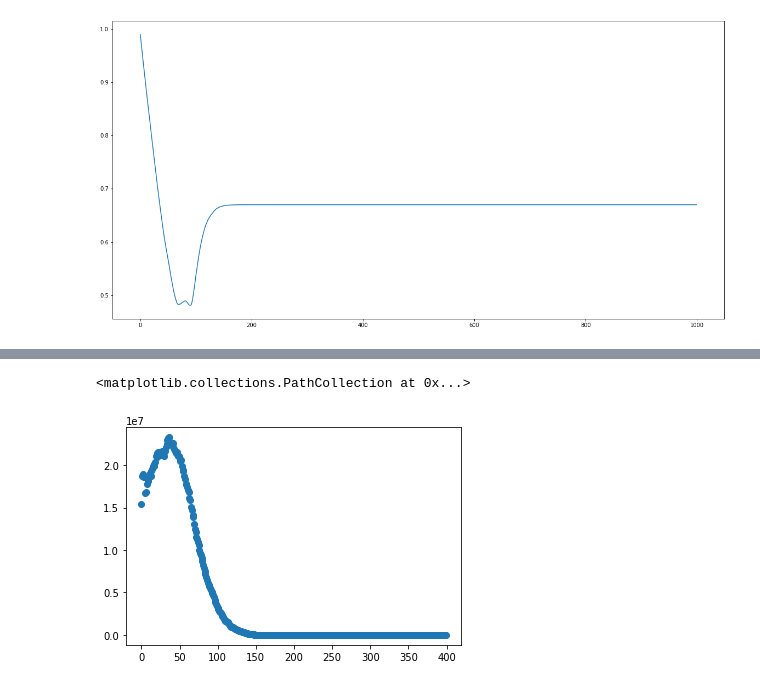
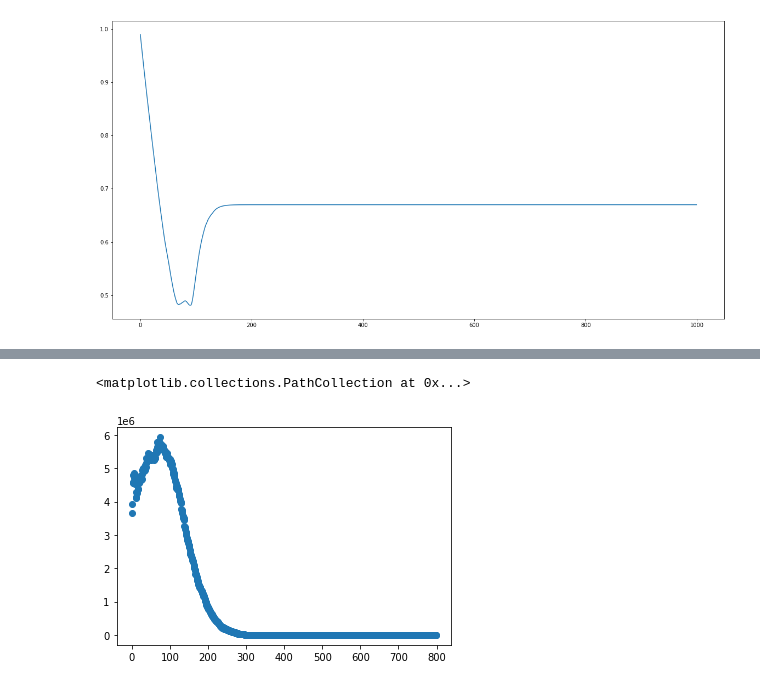
Before and after one commit to MartinKHovden/Thesis, a Jupyter notebook: VMC/src_V3/Simulations/Notebooks/QD62OptimSlaterNN.ipynb, the cells around one changed output, grey strips where cells are left out. Drawn from its saved outputs; the diff is of its cells as text; code cells hidden in the pictures.

```diff
--- a/VMC/src_V3/Simulations/Notebooks/QD62OptimSlaterNN.ipynb
+++ b/VMC/src_V3/Simulations/Notebooks/QD62OptimSlaterNN.ipynb
@@ -119,13 +120,13 @@ print(np.var(k)/len(k))
 # %%
-densities = np.loadtxt("../../onebodytest.txt")
-densities = [sum(densities[i:i+10]) for i in range(0, len(densities), 10)]
+densities = np.loadtxt("../../onebodytest4.txt")
+densities = [sum(densities[i:i+5]) for i in range(0, len(densities), 5)]
 
 normalized = []
 for i in range(len(densities)):
     normalized.append(densities[i]/((2*i+1)*np.pi*((10*3/4000)**2)))
 
 plt.scatter([e for e in range(0, len(normalized))], normalized)
 # plt.ylim(0, 6e5)
 # %% [output]
 <matplotlib.collections.PathCollection at 0x...>
-[figure, old version]
+[figure, new version]
```
Also changed, not shown: parts of 2 cells of this notebook, 10 other files.
